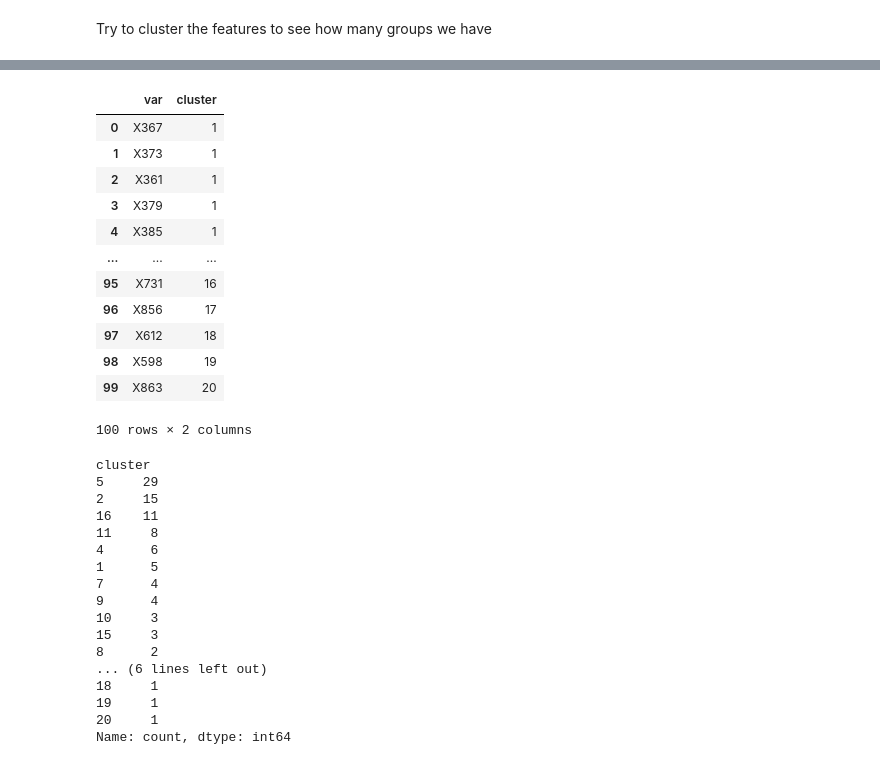
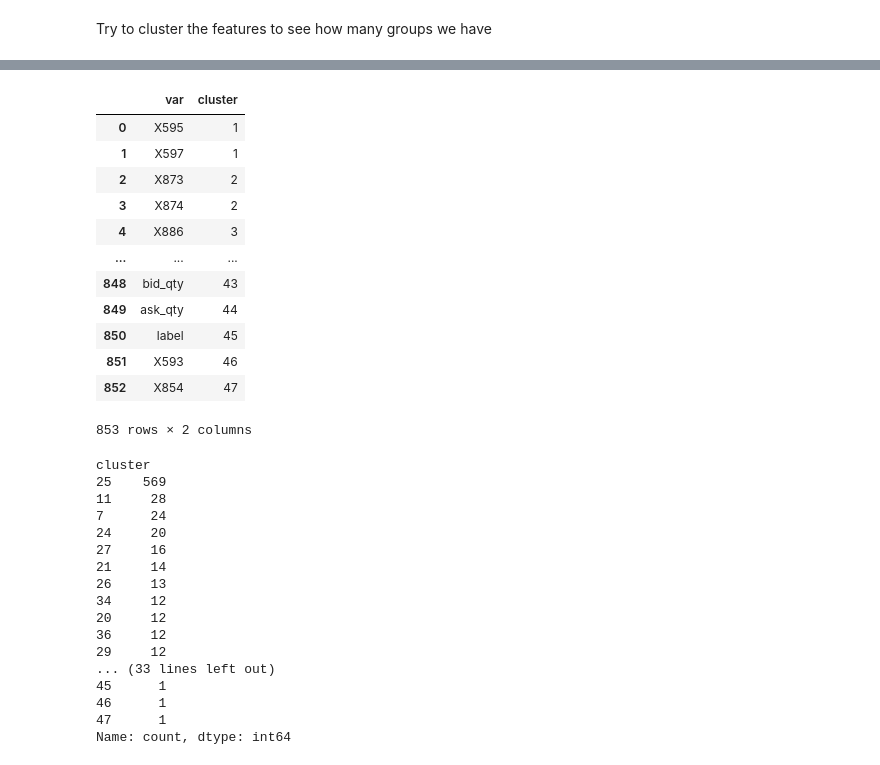
Before and after one commit to justpqa/drw-crypto-market-prediction, a Jupyter notebook: eda.ipynb, the cells around one changed output, grey strips where cells are left out. Saved outputs shown, nothing was run; the diff lists cells and outputs as text; code cells hidden in the pictures.

```diff
--- a/eda.ipynb
+++ b/eda.ipynb
@@ -388,10 +388,7 @@ plt.show()
 # %% [markdown]
 Try to cluster the features to see how many groups we have
 # %%
-X = train_df.select(best_label_correlation).collect().to_numpy().T
+X = train_df.collect().to_numpy().T
 X = (X - X.mean(axis=1, keepdims=True)) / X.std(axis=1, keepdims=True)
 distance_matrix = pdist(X, metric='euclidean')
 linkage_matrix = linkage(distance_matrix, method='median')
-plt.figure(figsize=(10, 20))
-dendrogram(linkage_matrix, orientation="right", labels = best_label_correlation, leaf_font_size=8)
-plt.show()
@@ -400,42 +401,42 @@ plt.show()
 # %%
 # Cut the dendrogram to form k clusters
-clusters = fcluster(linkage_matrix, t=20, criterion='maxclust')
+clusters = fcluster(linkage_matrix, t=50, criterion='maxclust')
 clusters_df = pd.DataFrame({
-    "var": best_label_correlation,
+    "var": list(train_df.schema.keys()),
     "cluster": clusters
 }).sort_values("cluster").reset_index(drop=True)
 clusters_df
 # %% [output]
 |  | var | cluster |
-| 0 | X367 | 1 |
-| 1 | X373 | 1 |
-| 2 | X361 | 1 |
-| 3 | X379 | 1 |
-| 4 | X385 | 1 |
+| 0 | X595 | 1 |
+| 1 | X597 | 1 |
+| 2 | X873 | 2 |
+| 3 | X874 | 2 |
+| 4 | X886 | 3 |
 | ... | ... | ... |
-| 95 | X731 | 16 |
-| 96 | X856 | 17 |
-| 97 | X612 | 18 |
-| 98 | X598 | 19 |
-| 99 | X863 | 20 |
+| 848 | bid_qty | 43 |
+| 849 | ask_qty | 44 |
+| 850 | label | 45 |
+| 851 | X593 | 46 |
+| 852 | X854 | 47 |
-100 rows × 2 columns
+853 rows × 2 columns
 # %%
 clusters_df["cluster"].value_counts()
 # %% [output]
 cluster
-5     29
-2     15
-16    11
-11     8
-4      6
-1      5
-7      4
-9      4
-10     3
-15     3
-8      2
-... (6 lines left out)
-18     1
-19     1
-20     1
+25    569
+11     28
+7      24
+24     20
+27     16
+21     14
+26     13
+34     12
+20     12
+36     12
+29     12
+... (33 lines left out)
+45      1
+46      1
+47      1
 Name: count, dtype: int64
```
Also changed, not shown: parts of 19 cells of this notebook, 4 other files.
